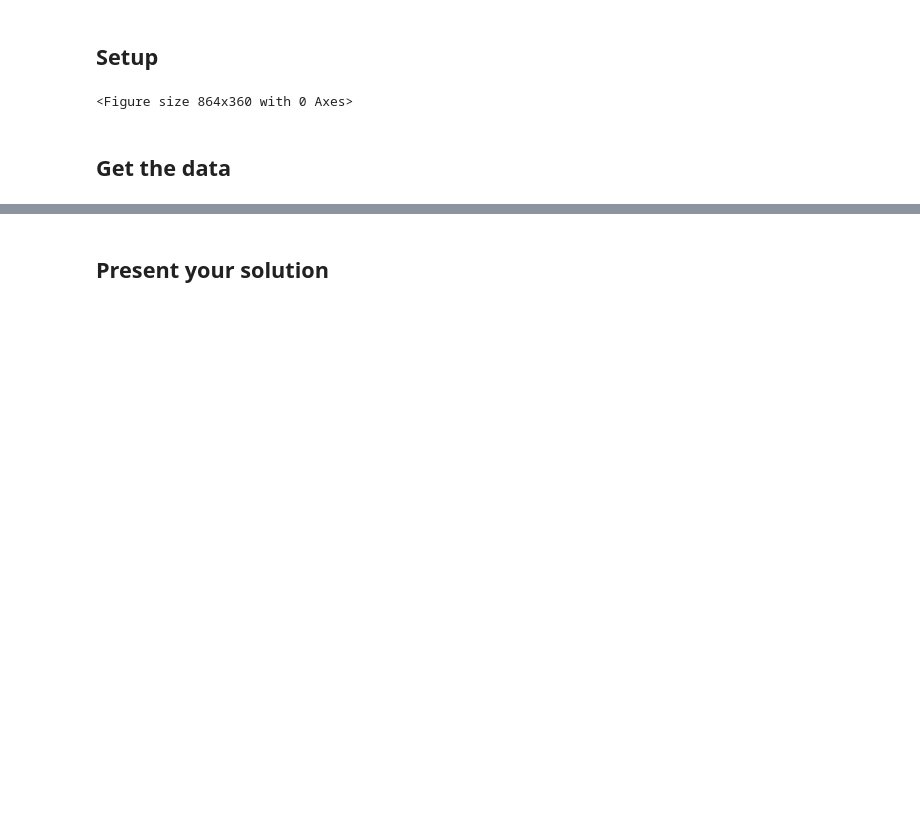
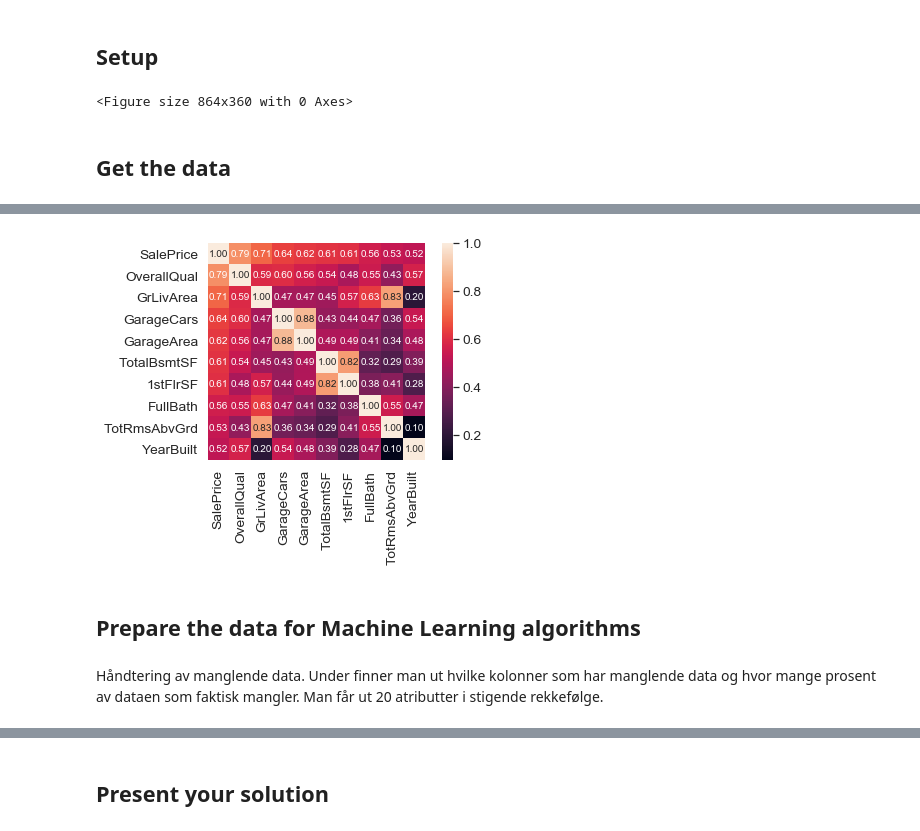
Before and after one commit to h182032/DAT158-Assignment2, a Jupyter notebook: Assignment2.ipynb, the cells around one changed output, grey strips where cells are left out. Cells and saved outputs as stored; diff of their text form; code cells hidden in the pictures; blank space fills up the shorter version.

```diff
--- a/Assignment2.ipynb
+++ b/Assignment2.ipynb
@@ -49,0 +169,2 @@ test = pd.read_csv('Datasets/test.csv')
+# %%
+corr_matrix = df.corr()
@@ -49,0 +195,14 @@ test = pd.read_csv('Datasets/test.csv')
+# %%
+#saleprice correlation matrix
+k = 10 #Tar bare med 10 atributter i dette
+cols = corr_matrix.nlargest(k, 'SalePrice')['SalePrice'].index
+cm = np.corrcoef(df[cols].values.T)
+sns.set(font_scale=1.25)
+hm = sns.heatmap(cm, cbar=True, annot=True, square=True, fmt='.2f', annot_kws={'size': 10}, yticklabels=cols.values, xticklabels=cols.values)
+plt.show()
+# %% [output]
+[figure, added]
+# %% [markdown]
+## Prepare the data for Machine Learning algorithms
+# %% [markdown]
+Håndtering av manglende data. Under finner man ut hvilke kolonner som har manglende data og hvor mange prosent av dataen som faktisk mangler. Man får ut 20 atributter i stigende rekkefølge.
```
Also changed, not shown: parts of 101 cells of this notebook.
